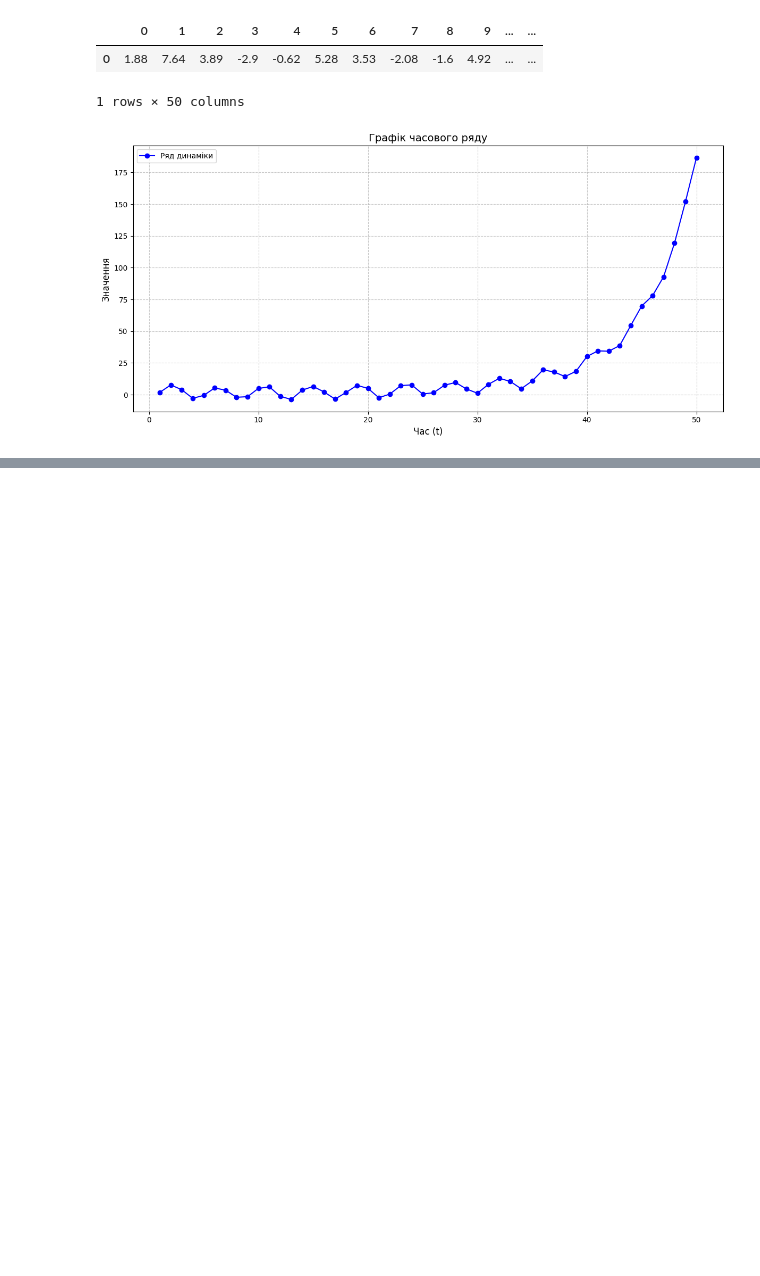
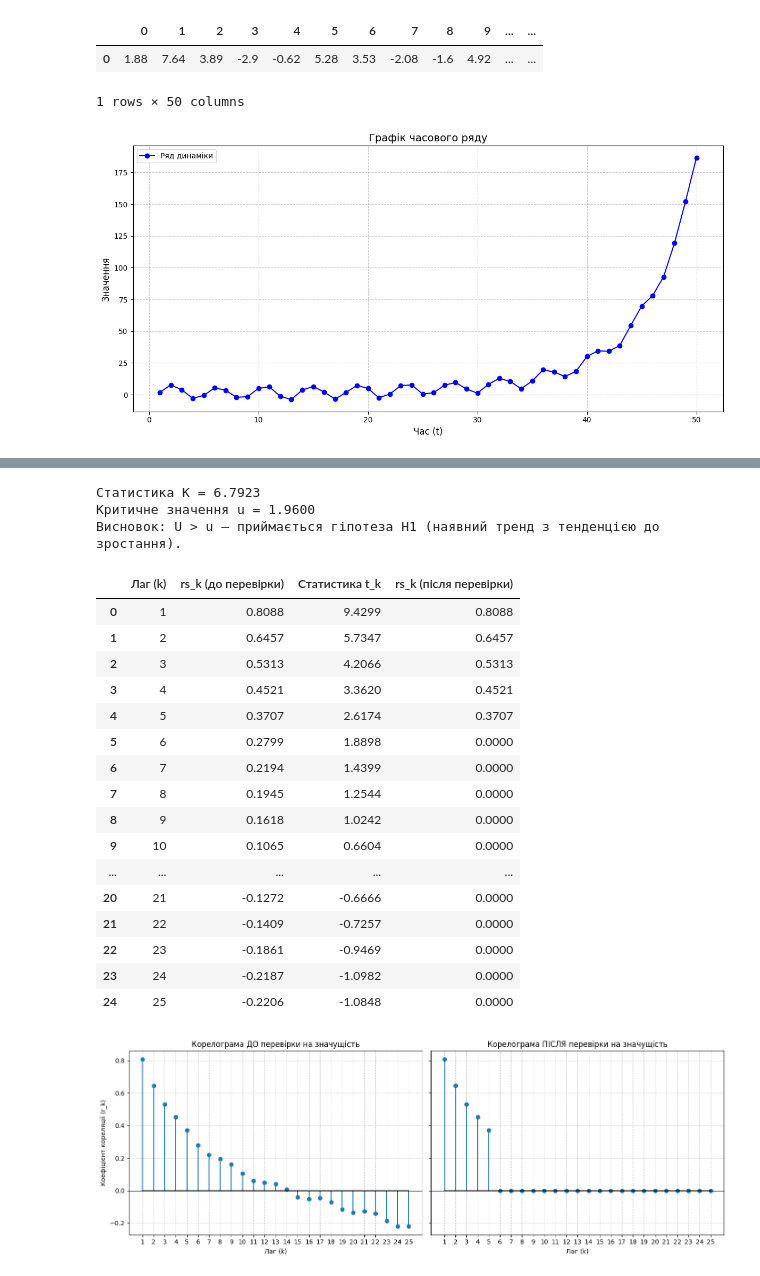
Before and after one commit to romaro23/TimeSeriesAnalysis, a Jupyter notebook: randomness_and_seasonality.ipynb, the cells around one changed output, grey strips where cells are left out. Cells and saved outputs as stored; diff of their text form; code cells hidden in the pictures; blank space fills up the shorter version.

```diff
--- a/randomness_and_seasonality.ipynb
+++ b/randomness_and_seasonality.ipynb
@@ -22,10 +62,13 @@ time_series
 | 0 | 1.88 | 7.64 | 3.89 | -2.9 | -0.62 | 5.28 | 3.53 | -2.08 | -1.6 | 4.92 | ... | ... |
 1 rows × 50 columns
 # %%
-y = time_series.iloc[0]
+series = time_series.iloc[0]
+N = len(series)
+alpha = 0.05
+u_crit = stats.norm.ppf(1 - alpha / 2)
 
 plt.figure(figsize=(12, 6))
-plt.plot(range(1, len(y) + 1), y, marker='o', linestyle='-', color='b', label='Ряд динаміки')
+plt.plot(range(1, len(series) + 1), series, marker='o', linestyle='-', color='b', label='Ряд динаміки')
 
 plt.title('Графік часового ряду', fontsize=14)
 plt.xlabel('Час (t)', fontsize=12)
@@ -98,0 +137,6 @@ else:
+# %%
+check_mann(series)
+# %% [output]
+Статистика K = 6.7923
+Критичне значення u = 1.9600
+Висновок: U > u — приймається гіпотеза H1 (наявний тренд з тенденцією до зростання).
@@ -98,0 +170,49 @@ else:
+# %%
+lags = list(range(1, k_max + 1))
+
+df_corr = pd.DataFrame({
+    'Лаг (k)': lags,
+    'rs_k (до перевірки)': np.round(rs_before, 4),
+    'Статистика t_k': np.round(ts, 4),
+    'rs_k (після перевірки)': np.round(rs_after, 4)
+})
+display(df_corr)
+
+fig, axes = plt.subplots(1, 2, figsize=(14, 5), sharey=True)
+
+axes[0].stem(lags, rs_before, basefmt="black")
+axes[0].axhline(0, color='black', linewidth=0.8)
+axes[0].set_title('Корелограма ДО перевірки на значущість')
+axes[0].set_xlabel('Лаг (k)')
+axes[0].set_ylabel('Коефіцієнт кореляції (r_k)')
+axes[0].set_xticks(lags)
+axes[0].grid(True, linestyle='--', alpha=0.6)
+
+axes[1].stem(lags, rs_after, basefmt="black")
+axes[1].axhline(0, color='black', linewidth=0.8)
+axes[1].set_title('Корелограма ПІСЛЯ перевірки на значущість')
+axes[1].set_xlabel('Лаг (k)')
+axes[1].set_xticks(lags)
+axes[1].grid(True, linestyle='--', alpha=0.6)
+
+plt.tight_layout()
+plt.show()
+# %% [output]
+|  | Лаг (k) | rs_k (до перевірки) | Статистика t_k | rs_k (після перевірки) |
+| 0 | 1 | 0.8088 | 9.4299 | 0.8088 |
+| 1 | 2 | 0.6457 | 5.7347 | 0.6457 |
+| 2 | 3 | 0.5313 | 4.2066 | 0.5313 |
+| 3 | 4 | 0.4521 | 3.3620 | 0.4521 |
+| 4 | 5 | 0.3707 | 2.6174 | 0.3707 |
+| 5 | 6 | 0.2799 | 1.8898 | 0.0000 |
+| 6 | 7 | 0.2194 | 1.4399 | 0.0000 |
+| 7 | 8 | 0.1945 | 1.2544 | 0.0000 |
+| 8 | 9 | 0.1618 | 1.0242 | 0.0000 |
+| 9 | 10 | 0.1065 | 0.6604 | 0.0000 |
+| ... | ... | ... | ... | ... |
+| 20 | 21 | -0.1272 | -0.6666 | 0.0000 |
+| 21 | 22 | -0.1409 | -0.7257 | 0.0000 |
+| 22 | 23 | -0.1861 | -0.9469 | 0.0000 |
+| 23 | 24 | -0.2187 | -1.0982 | 0.0000 |
+| 24 | 25 | -0.2206 | -1.0848 | 0.0000 |
+[figure, added]
```
Also changed, not shown: parts of 13 cells of this notebook, 1 other file.
